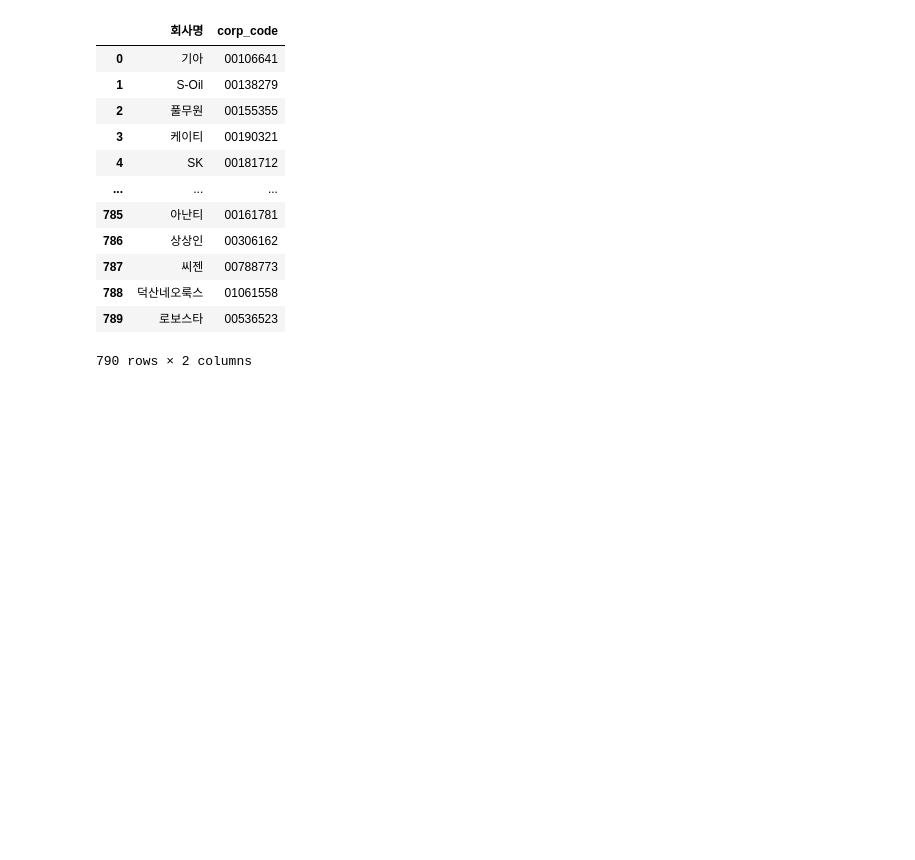
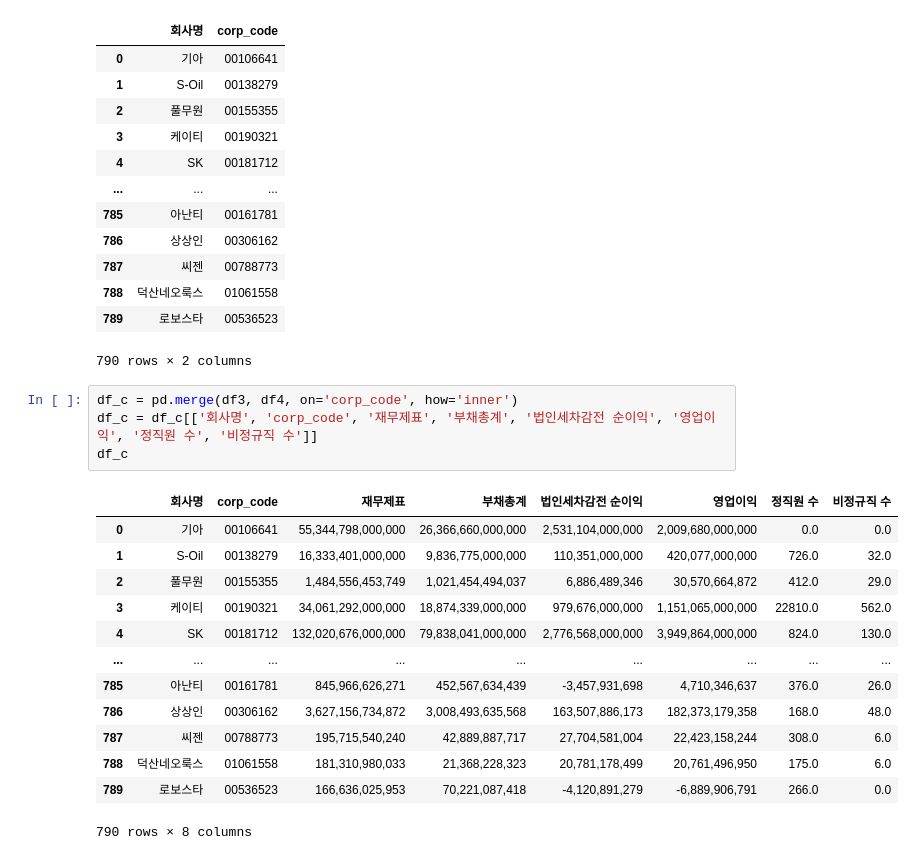
Before and after one commit to min-sssseung/Applied_ML_Team, a Jupyter notebook: final/adding 시가총액 & 직원 수.ipynb, the cells around one changed output. Cells and saved outputs as stored; diff of their text form; blank space fills up the shorter version.

```diff
--- a/final/adding 시가총액 & 직원 수.ipynb
+++ b/final/adding 시가총액 & 직원 수.ipynb
@@ -70,4 +89,22 @@ df4
 | 788 | 덕산네오룩스 | 01061558 |
 | 789 | 로보스타 | 00536523 |
 790 rows × 2 columns
+# %%
+df_c = pd.merge(df3, df4, on='corp_code', how='inner')
+df_c = df_c[['회사명', 'corp_code', '재무제표', '부채총계', '법인세차감전 순이익', '영업이익', '정직원 수', '비정규직 수']]
+df_c
+# %% [output]
+|  | 회사명 | corp_code | 재무제표 | 부채총계 | 법인세차감전 순이익 | 영업이익 | 정직원 수 | 비정규직 수 |
+| 0 | 기아 | 00106641 | 55,344,798,000,000 | 26,366,660,000,000 | 2,531,104,000,000 | 2,009,680,000,000 | 0.0 | 0.0 |
+| 1 | S-Oil | 00138279 | 16,333,401,000,000 | 9,836,775,000,000 | 110,351,000,000 | 420,077,000,000 | 726.0 | 32.0 |
+| 2 | 풀무원 | 00155355 | 1,484,556,453,749 | 1,021,454,494,037 | 6,886,489,346 | 30,570,664,872 | 412.0 | 29.0 |
+| 3 | 케이티 | 00190321 | 34,061,292,000,000 | 18,874,339,000,000 | 979,676,000,000 | 1,151,065,000,000 | 22810.0 | 562.0 |
+| 4 | SK | 00181712 | 132,020,676,000,000 | 79,838,041,000,000 | 2,776,568,000,000 | 3,949,864,000,000 | 824.0 | 130.0 |
+| ... | ... | ... | ... | ... | ... | ... | ... | ... |
+| 785 | 아난티 | 00161781 | 845,966,626,271 | 452,567,634,439 | -3,457,931,698 | 4,710,346,637 | 376.0 | 26.0 |
+| 786 | 상상인 | 00306162 | 3,627,156,734,872 | 3,008,493,635,568 | 163,507,886,173 | 182,373,179,358 | 168.0 | 48.0 |
+| 787 | 씨젠 | 00788773 | 195,715,540,240 | 42,889,887,717 | 27,704,581,004 | 22,423,158,244 | 308.0 | 6.0 |
+| 788 | 덕산네오룩스 | 01061558 | 181,310,980,033 | 21,368,228,323 | 20,781,178,499 | 20,761,496,950 | 175.0 | 6.0 |
+| 789 | 로보스타 | 00536523 | 166,636,025,953 | 70,221,087,418 | -4,120,891,279 | -6,889,906,791 | 266.0 | 0.0 |
+790 rows × 8 columns
 # %%
```
Also changed, not shown: parts of 6 cells of this notebook, 5 other files.
